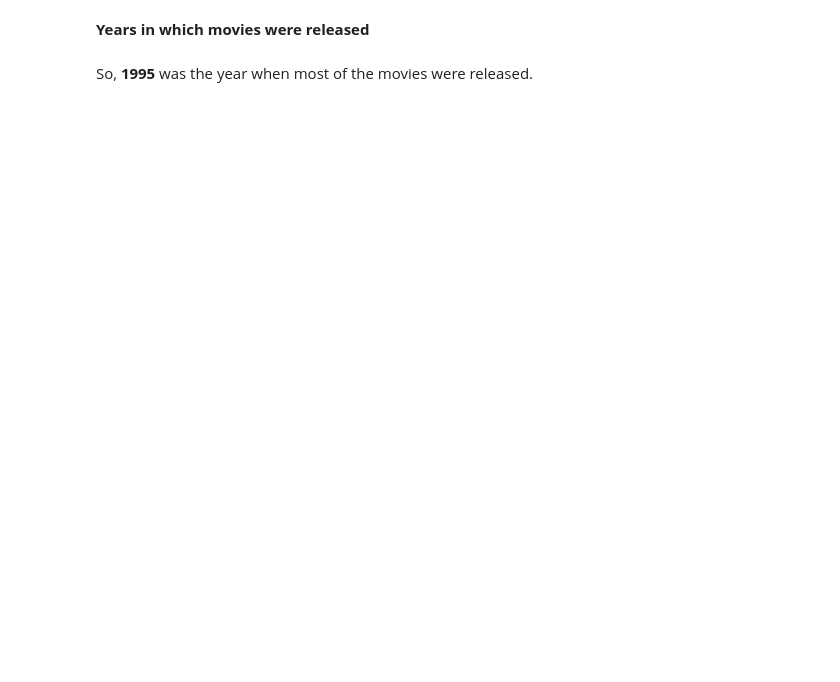
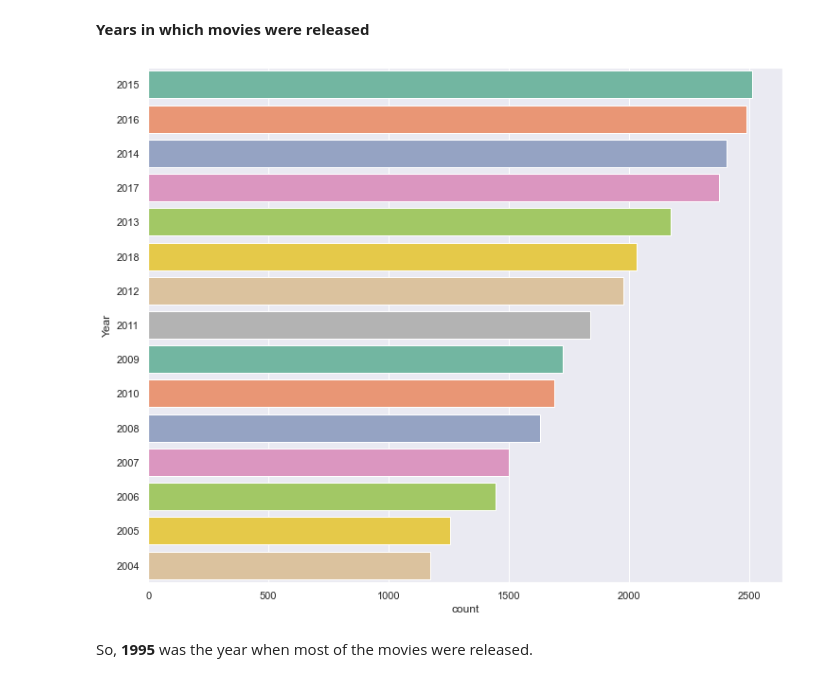
Before and after one commit to kmoketo-dev/Unsurpervised-Learning-Predict, a Jupyter notebook: unsupervised-movie-recommendation-zm6.ipynb, the cells around one changed output. Saved outputs shown, nothing was run; the diff lists cells and outputs as text; code cells hidden in the pictures; blank space fills up the shorter version.

```diff
--- a/unsupervised-movie-recommendation-zm6.ipynb
+++ b/unsupervised-movie-recommendation-zm6.ipynb
@@ -252,6 +435,6 @@ plt.show()
 # %%
 dates = []
-for title in movies_df['title']:
+for title in df_movies['title']:
     if title[-1] == " ":
         year = title[-6: -2]
         try:
@@ -265,13 +448,15 @@ for title in movies_df['title']:
         except:
             dates.append(9999)
 
-movies_df['Year'] = dates
+df_movies['Year'] = dates
 # %% [markdown]
 **Years in which movies were released**
 # %%
 plt.figure(figsize=(12,10))
 sns.set(style="darkgrid")
-ax = sns.countplot(y="Year", data=movies_df, palette="Set2", order=movies_df['Year'].value_counts().index[0:15])
+ax = sns.countplot(y="Year", data=df_movies, palette="Set2", order=df_movies['Year'].value_counts().index[0:15])
+# %% [output]
+[figure, added]
 # %% [markdown]
 So, **1995** was the year when most of the movies were released.
 # %%
```
Also changed, not shown: parts of 102 cells of this notebook.
